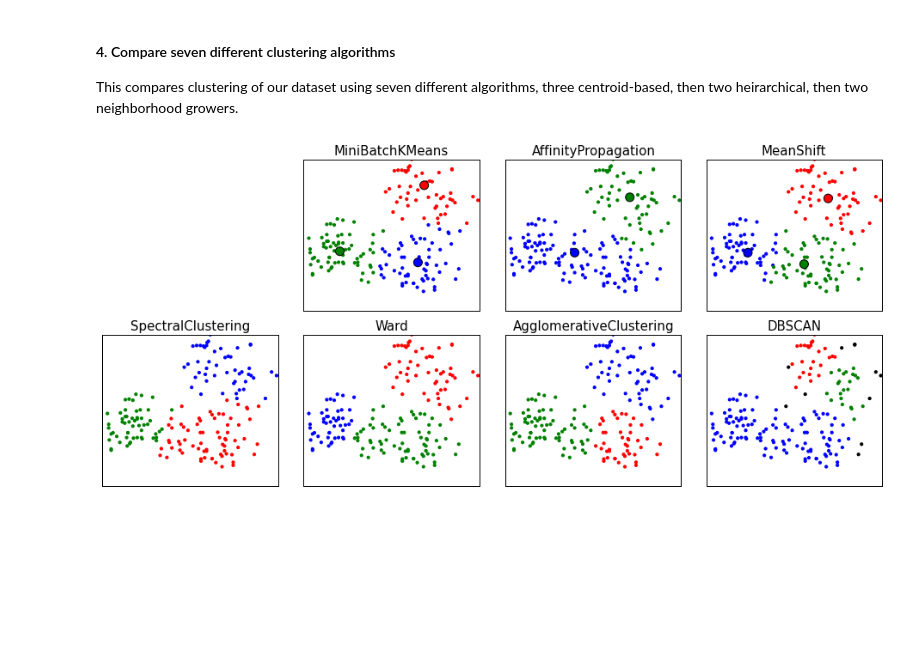
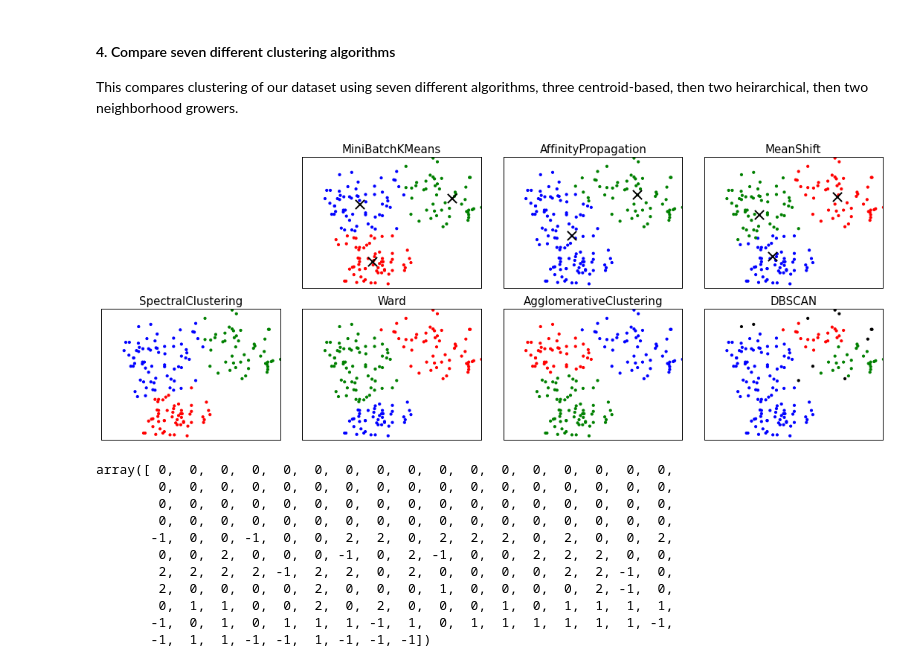
Before and after one commit to Prooffreader/intro_machine_learning, a Jupyter notebook: 03_Clustering_OtherAlgos.ipynb, the cells around one changed output. Saved outputs shown, nothing was run; the diff lists cells and outputs as text; code cells hidden in the pictures; blank space fills up the shorter version.

```diff
--- a/03_Clustering_OtherAlgos.ipynb
+++ b/03_Clustering_OtherAlgos.ipynb
@@ -177,13 +177,13 @@ This compares clustering of our dataset using seven different algorithms, three
 
 part1 = []
 for i in range(len(df.acidity_normal)):
-    part1.append([list(df.sweetness_normal)[i], list(df.acidity_normal)[i]])
+    part1.append([list(df.acidity_normal)[i], list(df.sweetness_normal)[i]])
 ds = (np.array(part1))
 
 colors = np.array([x for x in 'bgrcmykbgrcmykbgrcmykbgrcmyk'])
 colors = np.hstack([colors] * 20)
 
-plt.figure(figsize=(13, 6))
+plt.figure(figsize=(15, 6))
 plt.subplots_adjust(left=.001, right=.999, bottom=.001, top=.96, wspace=.05,
                     hspace=.01)
 
@@ -226,32 +226,46 @@ for i_dataset, dataset in enumerate([ds]):
                             ('SpectralClustering', spectral),
                             ('Ward', ward),
                             ('AgglomerativeClustering', average_linkage),
                             ('DBSCAN', dbscan)
                            ]:
         # predict cluster memberships
         algorithm.fit(X)
         if hasattr(algorithm, 'labels_'):
             y_pred = algorithm.labels_.astype(np.int)
         else:
             y_pred = algorithm.predict(X)
 
         # plot
         plt.subplot(2, 4, plot_num+1)
         plt.tight_layout()
         if i_dataset == 0:
             plt.title(name, size=15)
         plt.scatter(X[:, 0], X[:, 1], color=colors[y_pred].tolist(), s=10)
 
         if hasattr(algorithm, 'cluster_centers_'):
             centers = algorithm.cluster_centers_
             center_colors = colors[:len(centers)]
-            plt.scatter(centers[:, 0], centers[:, 1], s=100, c=center_colors)
+            plt.scatter(centers[:, 0], centers[:, 1], marker='x', s=150, c='#000000', linewidths=2)
         plt.xlim(-2, 2)
         plt.ylim(-2, 2)
         plt.xticks(())
         plt.yticks(())
         plot_num += 1
 
 plt.show()
 # %% [output]
-[figure, old version]
+[figure, new version]
+# %%
+y_pred
+# %% [output]
+array([ 0,  0,  0,  0,  0,  0,  0,  0,  0,  0,  0,  0,  0,  0,  0,  0,  0,
+        0,  0,  0,  0,  0,  0,  0,  0,  0,  0,  0,  0,  0,  0,  0,  0,  0,
+        0,  0,  0,  0,  0,  0,  0,  0,  0,  0,  0,  0,  0,  0,  0,  0,  0,
+        0,  0,  0,  0,  0,  0,  0,  0,  0,  0,  0,  0,  0,  0,  0,  0,  0,
+       -1,  0,  0, -1,  0,  0,  2,  2,  0,  2,  2,  2,  0,  2,  0,  0,  2,
+        0,  0,  2,  0,  0,  0, -1,  0,  2, -1,  0,  0,  2,  2,  2,  0,  0,
+        2,  2,  2,  2, -1,  2,  2,  0,  2,  0,  0,  0,  0,  2,  2, -1,  0,
+        2,  0,  0,  0,  0,  2,  0,  0,  0,  1,  0,  0,  0,  0,  2, -1,  0,
+        0,  1,  1,  0,  0,  2,  0,  2,  0,  0,  0,  1,  0,  1,  1,  1,  1,
+       -1,  0,  1,  0,  1,  1,  1, -1,  1,  0,  1,  1,  1,  1,  1,  1, -1,
+       -1,  1,  1, -1, -1,  1, -1, -1, -1])
```
Also changed, not shown: 2 other files.
